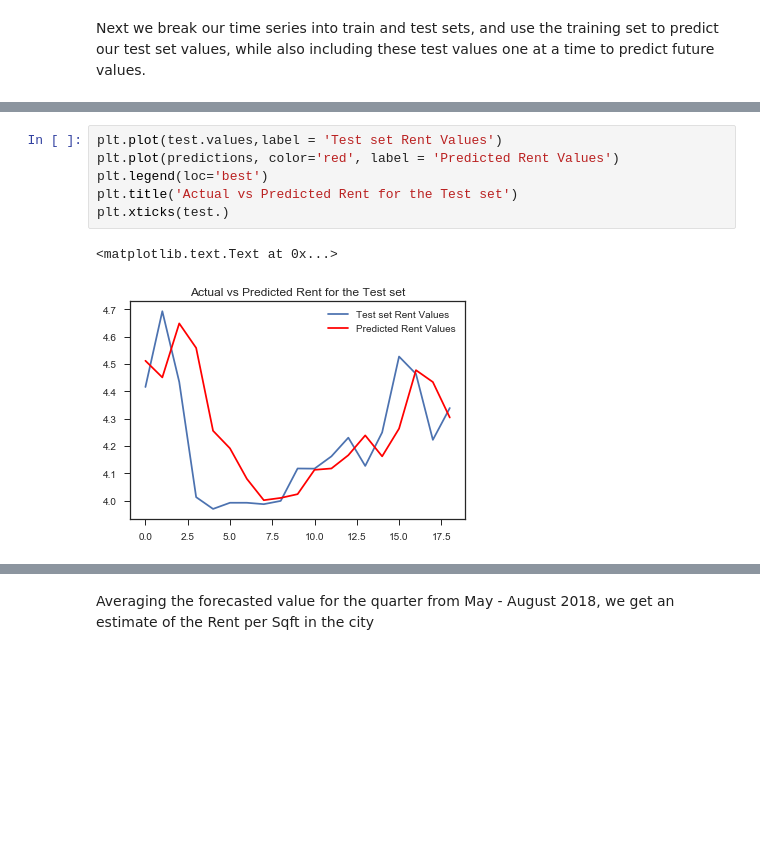
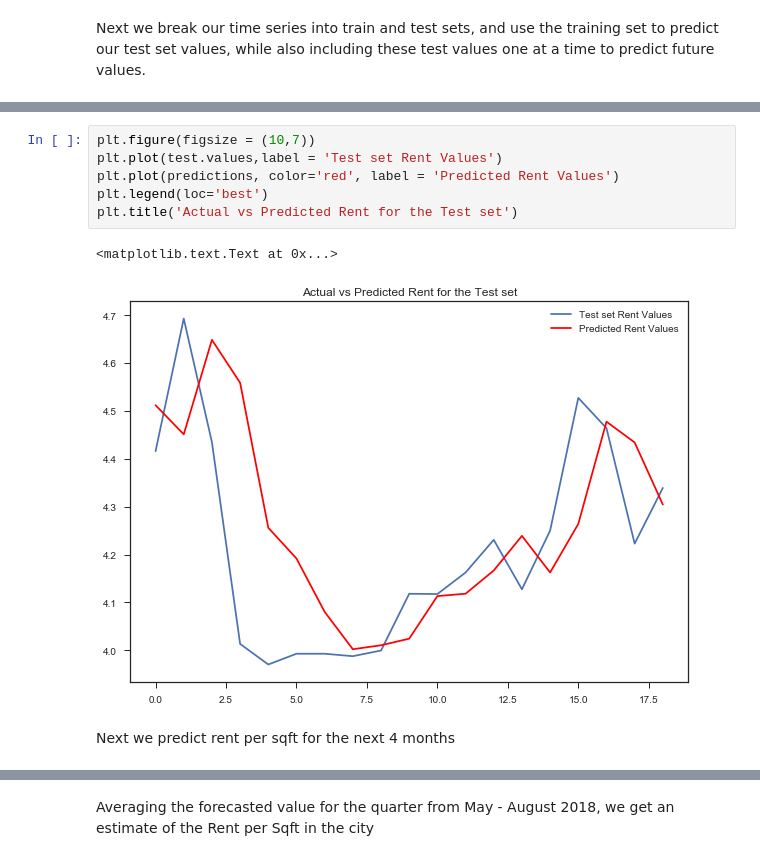
Before and after one commit to cmattey/VisaCaseStudy, a Jupyter notebook: VisaCaseStudy1.ipynb, the cells around one changed output, grey strips where cells are left out. Saved outputs shown, nothing was run; the diff lists cells and outputs as text; blank space fills up the shorter version.

```diff
--- a/VisaCaseStudy1.ipynb
+++ b/VisaCaseStudy1.ipynb
@@ -868,12 +871,14 @@ Test MSE: 0.036326604203006714
 # %%
+plt.figure(figsize = (10,7))
 plt.plot(test.values,label = 'Test set Rent Values')
 plt.plot(predictions, color='red', label = 'Predicted Rent Values')
 plt.legend(loc='best')
 plt.title('Actual vs Predicted Rent for the Test set')
-plt.xticks(test.)
 # %% [output]
 <matplotlib.text.Text at 0x...>
-[figure, old version]
+[figure, new version]
+# %% [markdown]
+Next we predict rent per sqft for the next 4 months
 # %%
 forecast = model_fit.forecast(steps=4)[0]
 forecast
```
Also changed, not shown: parts of 20 cells of this notebook.
